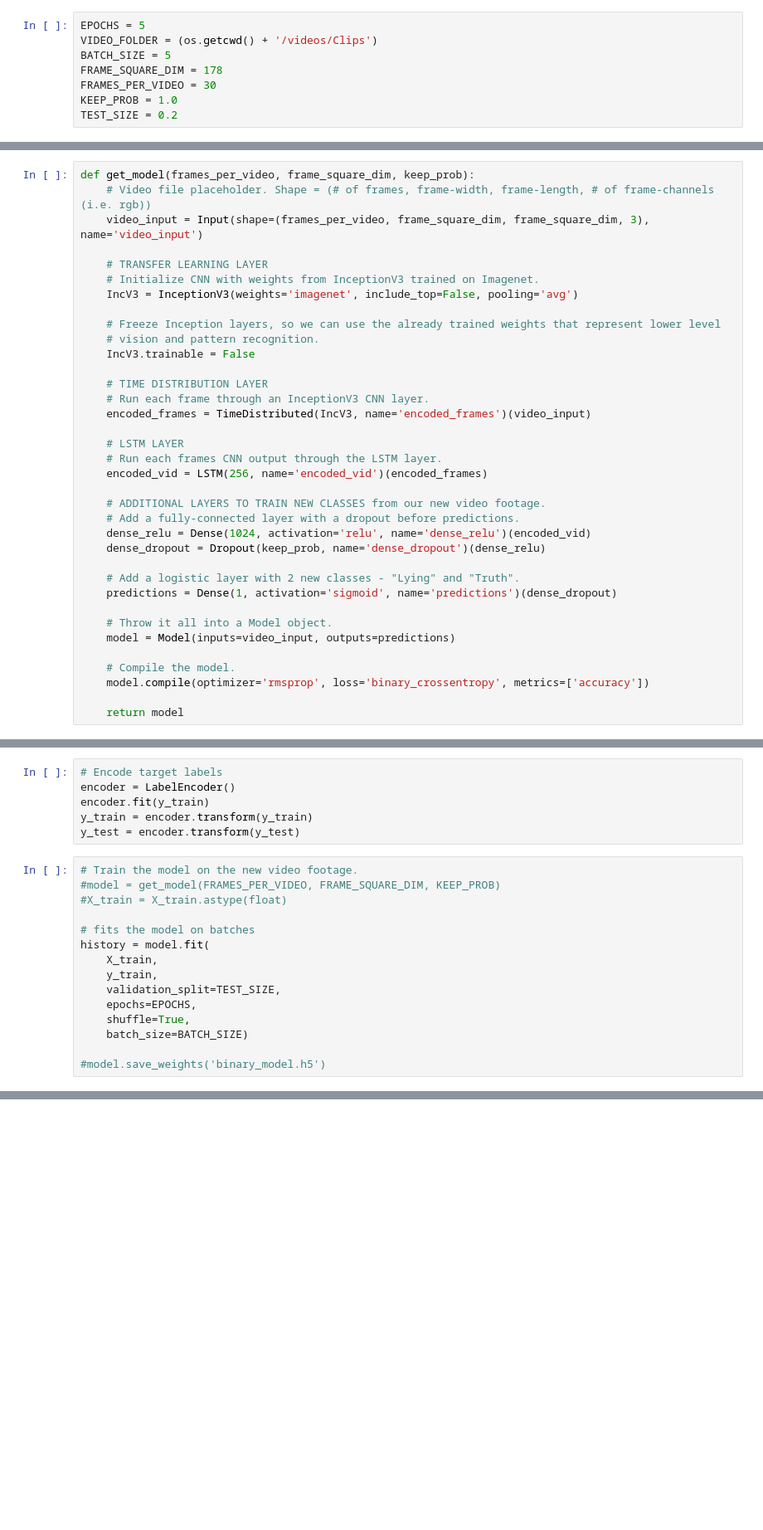
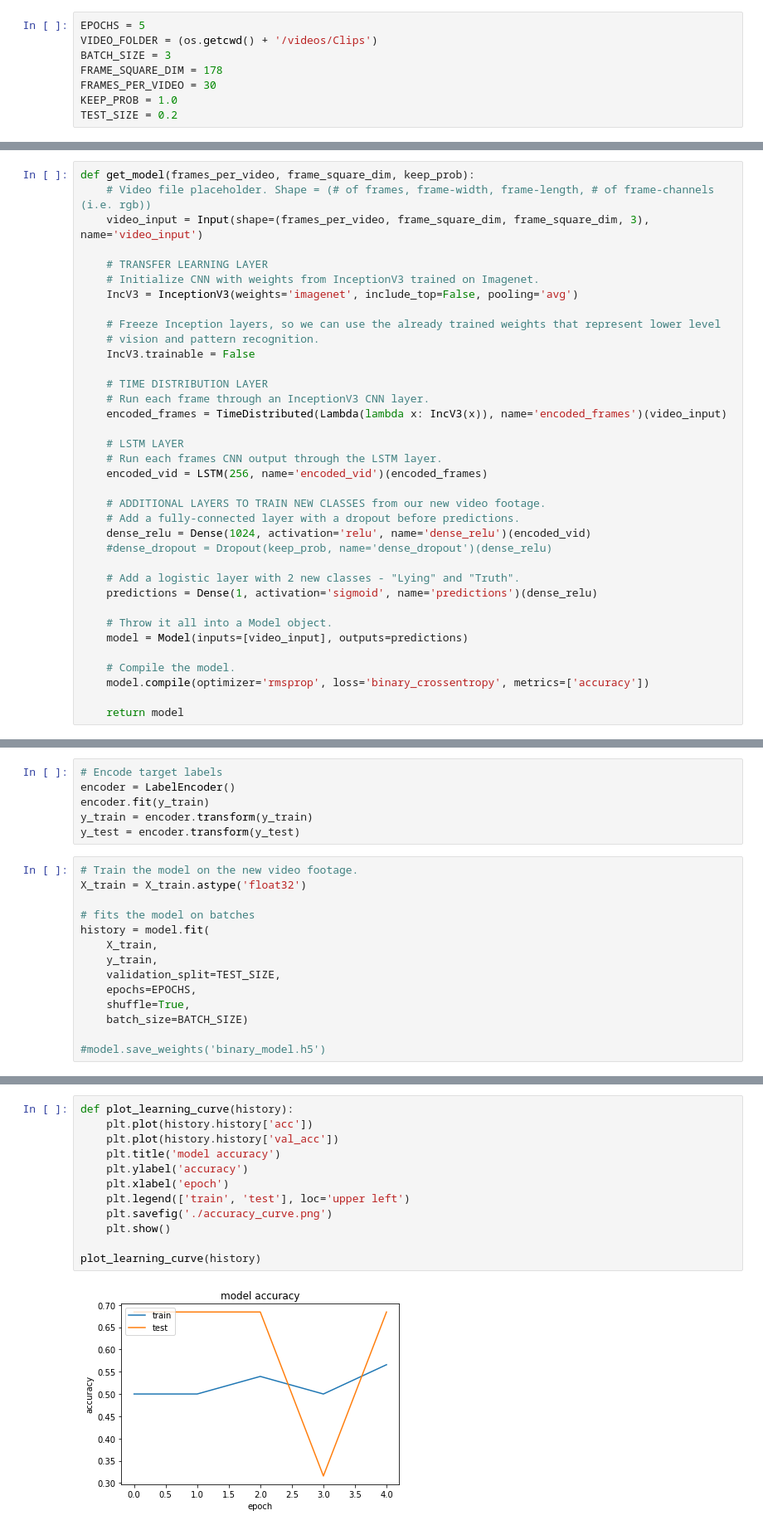
Before and after one commit to ledgerW/LieDetector, a Jupyter notebook: LieDetector.ipynb, the cells around one changed output, grey strips where cells are left out. Shown at 83% size. Drawn from its saved outputs; the diff is of its cells as text; blank space fills up the shorter version.

```diff
--- a/LieDetector.ipynb
+++ b/LieDetector.ipynb
@@ -28,7 +30,7 @@ Using TensorFlow backend.
 # %%
 EPOCHS = 5
 VIDEO_FOLDER = (os.getcwd() + '/videos/Clips')
-BATCH_SIZE = 5
+BATCH_SIZE = 3
 FRAME_SQUARE_DIM = 178
 FRAMES_PER_VIDEO = 30
 KEEP_PROB = 1.0
@@ -48,7 +52,7 @@ def get_model(frames_per_video, frame_square_dim, keep_prob):
 
     # TIME DISTRIBUTION LAYER
     # Run each frame through an InceptionV3 CNN layer.
-    encoded_frames = TimeDistributed(IncV3, name='encoded_frames')(video_input)
+    encoded_frames = TimeDistributed(Lambda(lambda x: IncV3(x)), name='encoded_frames')(video_input)
 
     # LSTM LAYER
     # Run each frames CNN output through the LSTM layer.
@@ -57,13 +61,13 @@ def get_model(frames_per_video, frame_square_dim, keep_prob):
     # ADDITIONAL LAYERS TO TRAIN NEW CLASSES from our new video footage.
     # Add a fully-connected layer with a dropout before predictions.
     dense_relu = Dense(1024, activation='relu', name='dense_relu')(encoded_vid)
-    dense_dropout = Dropout(keep_prob, name='dense_dropout')(dense_relu)
+    #dense_dropout = Dropout(keep_prob, name='dense_dropout')(dense_relu)
 
     # Add a logistic layer with 2 new classes - "Lying" and "Truth".
-    predictions = Dense(1, activation='sigmoid', name='predictions')(dense_dropout)
+    predictions = Dense(1, activation='sigmoid', name='predictions')(dense_relu)
 
     # Throw it all into a Model object.
-    model = Model(inputs=video_input, outputs=predictions)
+    model = Model(inputs=[video_input], outputs=predictions)
 
     # Compile the model.
     model.compile(optimizer='rmsprop', loss='binary_crossentropy', metrics=['accuracy'])
@@ -229,8 +231,7 @@ y_train = encoder.transform(y_train)
 y_test = encoder.transform(y_test)
 # %%
 # Train the model on the new video footage.
-#model = get_model(FRAMES_PER_VIDEO, FRAME_SQUARE_DIM, KEEP_PROB)
-#X_train = X_train.astype(float)
+X_train = X_train.astype('float32')
 
 # fits the model on batches
 history = model.fit(
@@ -255,0 +258,14 @@ numpy.int64
+# %%
+def plot_learning_curve(history):
+    plt.plot(history.history['acc'])
+    plt.plot(history.history['val_acc'])
+    plt.title('model accuracy')
+    plt.ylabel('accuracy')
+    plt.xlabel('epoch')
+    plt.legend(['train', 'test'], loc='upper left')
+    plt.savefig('./accuracy_curve.png')
+    plt.show()
+
+plot_learning_curve(history)
+# %% [output]
+[figure, added]
```
Also changed, not shown: parts of 12 cells of this notebook, 2 other files.
